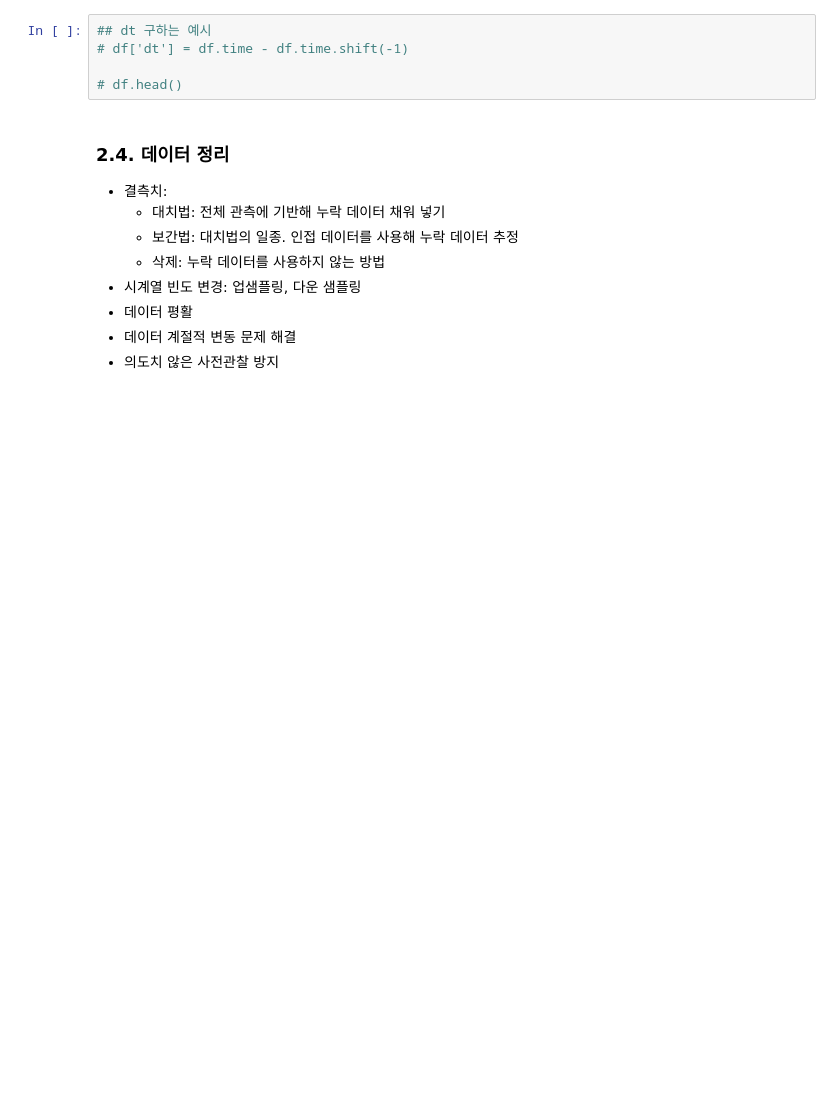
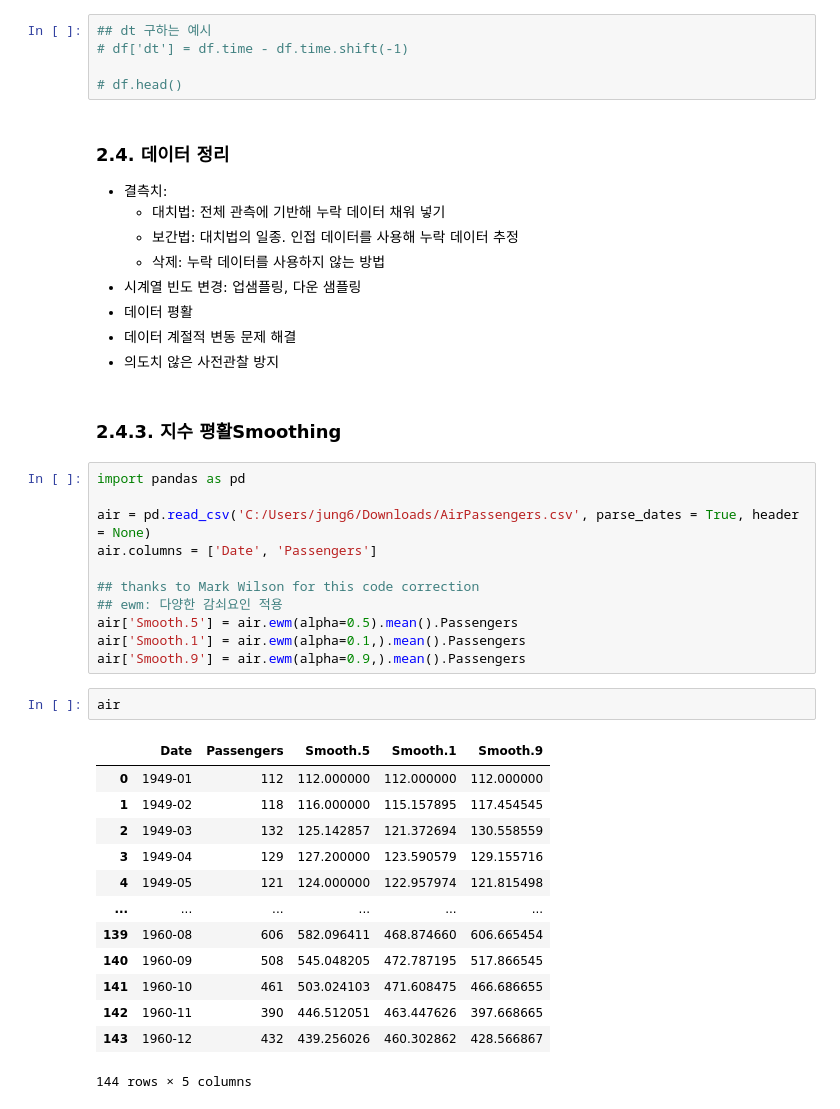
Before and after one commit to chanstouch/Practical-Timeseries-Analysis, a Jupyter notebook: ch2-시계열발견_다루기.ipynb, the cells around one changed output. Cells and saved outputs as stored; diff of their text form; blank space fills up the shorter version.

```diff
--- a/ch2-시계열발견_다루기.ipynb
+++ b/ch2-시계열발견_다루기.ipynb
@@ -365,3 +365,32 @@ df.head(7)
 - 데이터 평활
 - 데이터 계절적 변동 문제 해결
 - 의도치 않은 사전관찰 방지
+# %% [markdown]
+### 2.4.3. 지수 평활Smoothing
+# %%
+import pandas as pd
+
+air = pd.read_csv('C:/Users/jung6/Downloads/AirPassengers.csv', parse_dates = True, header = None)
+air.columns = ['Date', 'Passengers']
+
+## thanks to Mark Wilson for this code correction
+## ewm: 다양한 감쇠요인 적용
+air['Smooth.5'] = air.ewm(alpha=0.5).mean().Passengers
+air['Smooth.1'] = air.ewm(alpha=0.1,).mean().Passengers
+air['Smooth.9'] = air.ewm(alpha=0.9,).mean().Passengers
+# %%
+air
+# %% [output]
+|  | Date | Passengers | Smooth.5 | Smooth.1 | Smooth.9 |
+| 0 | 1949-01 | 112 | 112.000000 | 112.000000 | 112.000000 |
+| 1 | 1949-02 | 118 | 116.000000 | 115.157895 | 117.454545 |
+| 2 | 1949-03 | 132 | 125.142857 | 121.372694 | 130.558559 |
+| 3 | 1949-04 | 129 | 127.200000 | 123.590579 | 129.155716 |
+| 4 | 1949-05 | 121 | 124.000000 | 122.957974 | 121.815498 |
+| ... | ... | ... | ... | ... | ... |
+| 139 | 1960-08 | 606 | 582.096411 | 468.874660 | 606.665454 |
+| 140 | 1960-09 | 508 | 545.048205 | 472.787195 | 517.866545 |
+| 141 | 1960-10 | 461 | 503.024103 | 471.608475 | 466.686655 |
+| 142 | 1960-11 | 390 | 446.512051 | 463.447626 | 397.668665 |
+| 143 | 1960-12 | 432 | 439.256026 | 460.302862 | 428.566867 |
+144 rows × 5 columns
```
Also changed, not shown: parts of 14 cells of this notebook.
